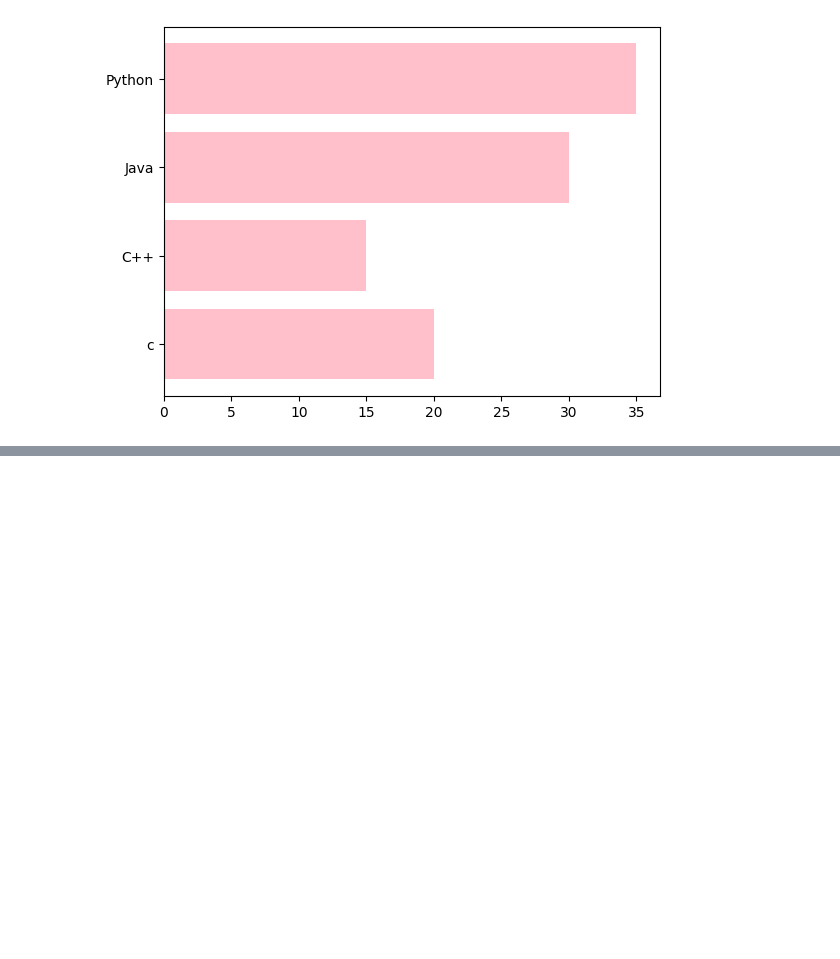
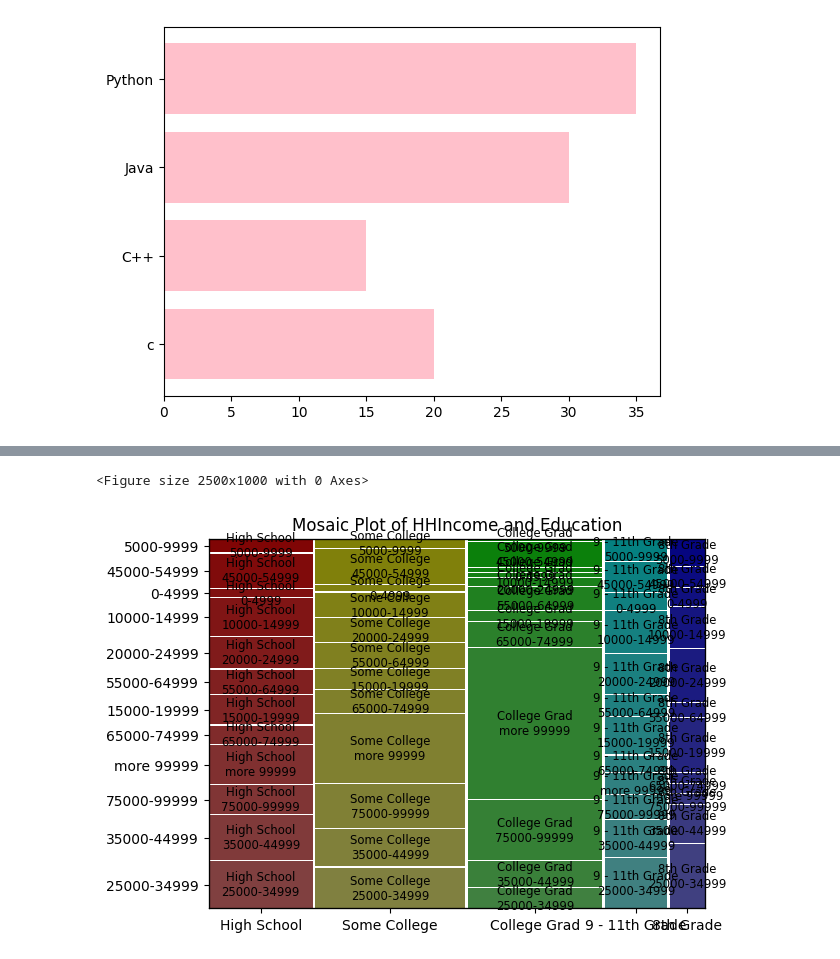
Before and after one commit to kebscharry/DataScience_Training, a Jupyter notebook: EDA.ipynb, the cells around one changed output, grey strips where cells are left out. Saved outputs shown, nothing was run; the diff lists cells and outputs as text; code cells hidden in the pictures; blank space fills up the shorter version.

```diff
--- a/EDA.ipynb
+++ b/EDA.ipynb
@@ -201,0 +199,9 @@ KeyError: 'MaritalStatus'
+# %%
+plt.figure(figsize=(25, 10))
+mosaic_data = data [['Education', 'HHIncome']].dropna()
+mosaic(mosaic_data, ['Education', 'HHIncome'] )
+plt.title("Mosaic Plot of HHIncome and Education")
+plt.show()
+# %% [output]
+<Figure size 2500x1000 with 0 Axes>
+[figure, added]
```
Also changed, not shown: parts of 4 cells of this notebook.
